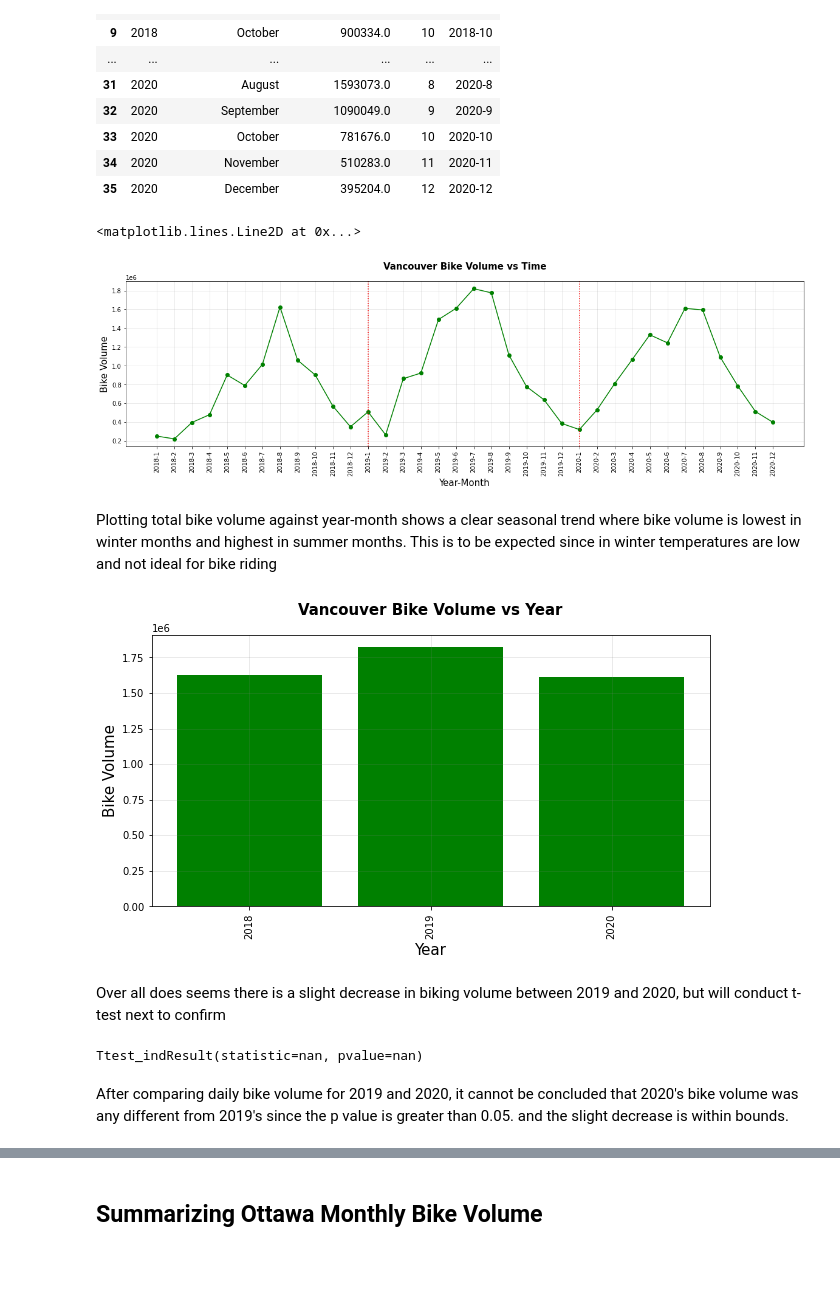
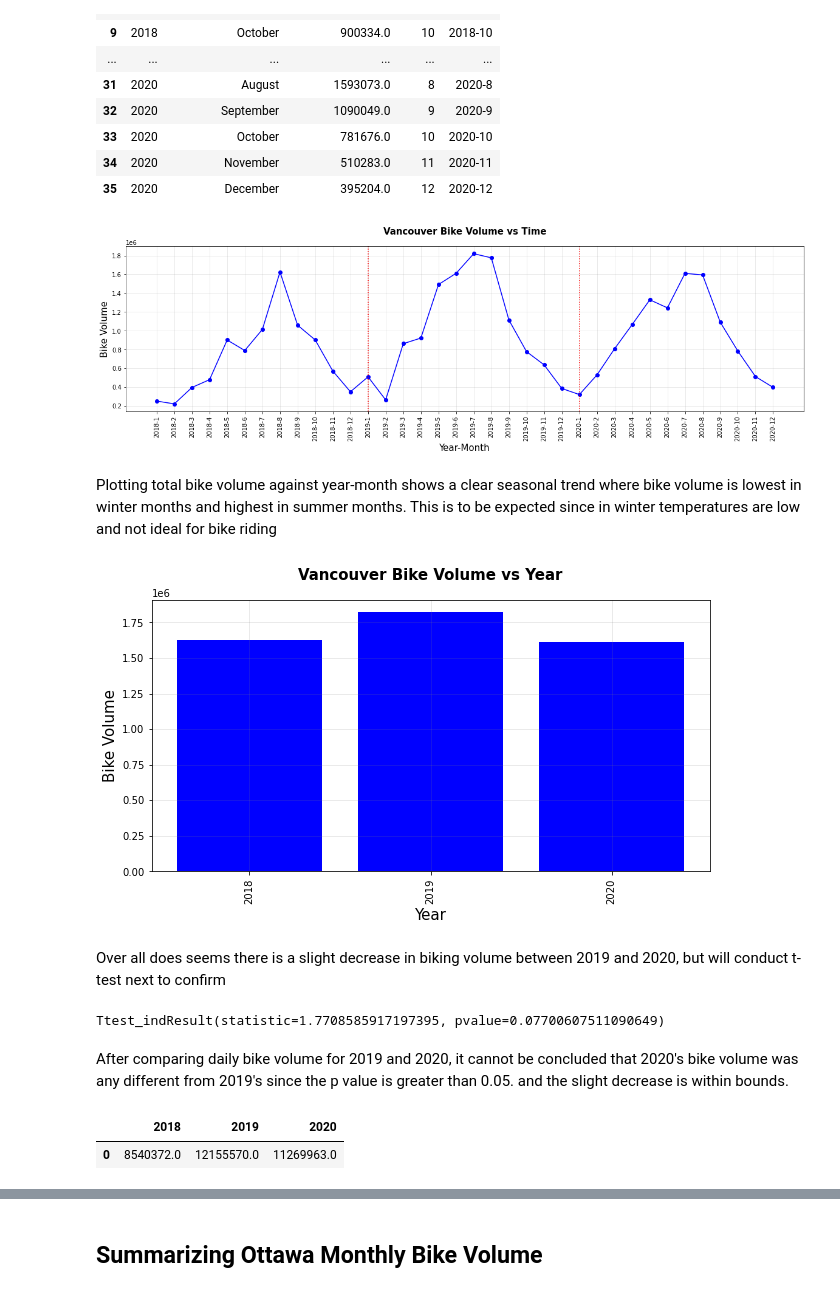
Before and after one commit to itspria/Bike-Theft-Analysis, a Jupyter notebook: code/data_analysis_BikeTheft_vs_BikeVolume.ipynb, the cells around one changed output, grey strips where cells are left out. Cells and saved outputs as stored; diff of their text form; code cells hidden in the pictures; blank space fills up the shorter version.

Commit message:
interim analysis

```diff
--- a/code/data_analysis_BikeTheft_vs_BikeVolume.ipynb
+++ b/code/data_analysis_BikeTheft_vs_BikeVolume.ipynb
@@ -155,8 +130,9 @@ monthly_vac_bv
 | 35 | 2020 | December | 395204.0 | 12 | 2020-12 |
 # %%
 #plotting vancouver bike volume trend against time
+
 plt.figure(figsize=(20,5))
-plt.plot(monthly_vac_bv["Yr-Mt"],monthly_vac_bv["Total Bike Volume"],color = "g", marker = "o")
+plt.plot(monthly_vac_bv["Yr-Mt"],monthly_vac_bv["Total Bike Volume"],color = "b", marker = "o")
 plt.xticks(rotation=90)
 plt.title("Vancouver Bike Volume vs Time",fontsize = 15, fontweight = 'bold',y=1.05)
 plt.ylabel("Bike Volume",fontsize = 15)
@@ -164,22 +140,25 @@ plt.xlabel("Year-Month",fontsize = 15)
 plt.grid(b=None, which='major', axis='both', color = "grey", alpha = 0.20)
 plt.axvline(12, color = "red", linestyle = "dotted")
 plt.axvline(24, color = "red", linestyle = "dotted")
+plt.savefig("../analysis/Vancouver Bike Volume vs Time.png")
+plt.show()
 # %% [output]
-<matplotlib.lines.Line2D at 0x...>
-[figure, old version]
+[figure, new version]
 # %% [markdown]
 Plotting total bike volume against year-month shows a clear seasonal trend where bike volume is lowest in winter months and highest in summer months. This is to be expected since in winter temperatures are low and not ideal for bike riding
 # %%
 #plotting vancouver bike volume trend against time (year view)
 plt.figure(figsize=(10,5))
-plt.bar(monthly_vac_bv["Year"],monthly_vac_bv["Total Bike Volume"],color = "g")
+plt.bar(monthly_vac_bv["Year"],monthly_vac_bv["Total Bike Volume"],color = "b")
 plt.xticks(rotation=90)
 plt.title("Vancouver Bike Volume vs Year",fontsize = 15, fontweight = 'bold',y=1.05)
 plt.ylabel("Bike Volume",fontsize = 15)
 plt.xlabel("Year",fontsize = 15)
 plt.grid(b=None, which='major', axis='both', color = "grey", alpha = 0.20)
+plt.savefig("../analysis/Vancouver Bike Volume vs Year.png")
+plt.show()
 # %% [output]
-[figure, old version]
+[figure, new version]
 # %% [markdown]
 Over all does seems there is a slight decrease in biking volume between 2019 and 2020, but will conduct t-test next to confirm
 # %%
@@ -187,13 +166,12 @@ Over all does seems there is a slight decrease in biking volume between 2019 and
 # Note: Setting equal_var=False performs Welch's t-test which does
 # not assume equal population variance
 
-
 #extracting each year (using daily data, more data points)
-BV_2019 = VAC_BV2.loc[VAC_BV2['Year'] == 2019]
-BV_2020 = VAC_BV2.loc[VAC_BV2['Year'] == 2020]
+BV_2019 = VAC_BV2.loc[VAC_BV2['Year'] == "2019"]
+BV_2020 = VAC_BV2.loc[VAC_BV2['Year'] == "2020"]
 
 stats.ttest_ind(BV_2019["Total Bike Volume"], BV_2020["Total Bike Volume"], equal_var=False)
 # %% [output]
-Ttest_indResult(statistic=nan, pvalue=nan)
+Ttest_indResult(statistic=1.7708585917197395, pvalue=0.07700607511090649)
 # %% [markdown]
 After comparing daily bike volume for 2019 and 2020, it cannot be concluded that 2020's bike volume was any different from 2019's since the p value is greater than 0.05. and the slight decrease is within bounds.
@@ -199,0 +183,8 @@ After comparing daily bike volume for 2019 and 2020, it cannot be concluded that
+# %%
+#calculating total bike volume each year Vancouver
+vac_sum_bv = pd.DataFrame(np.array([[v_bv_2018["Total Bike Volume"].sum(),v_bv_2019["Total Bike Volume"].sum(),v_bv_2020["Total Bike Volume"].sum()]]),
+                   columns=['2018', '2019', '2020'])
+vac_sum_bv
+# %% [output]
+|  | 2018 | 2019 | 2020 |
+| 0 | 8540372.0 | 12155570.0 | 11269963.0 |
```
Also changed, not shown: parts of 59 cells of this notebook, 17 other files.
